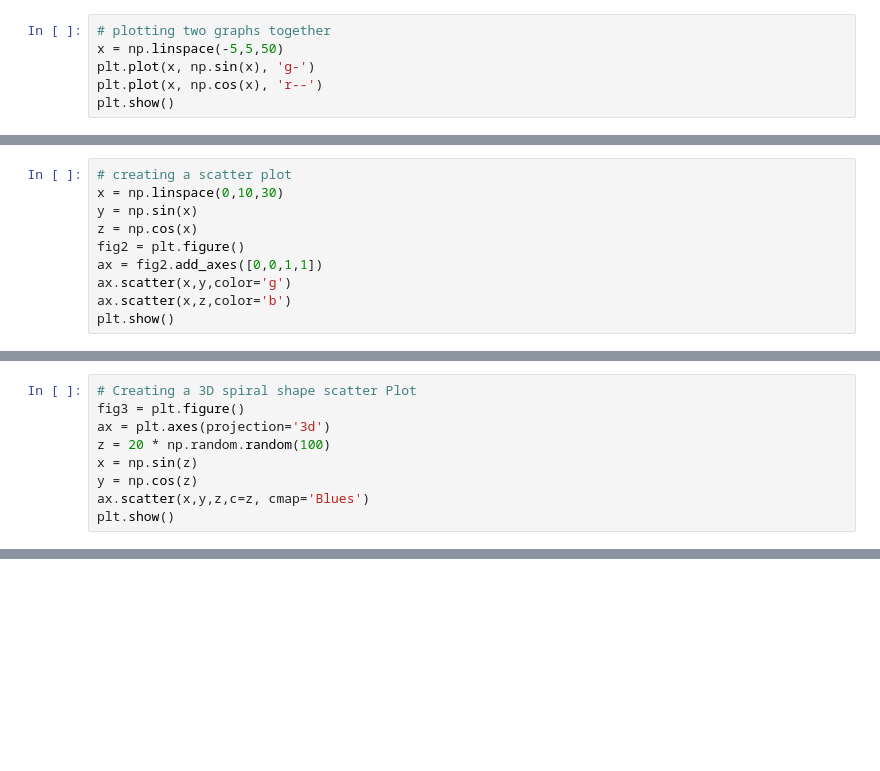
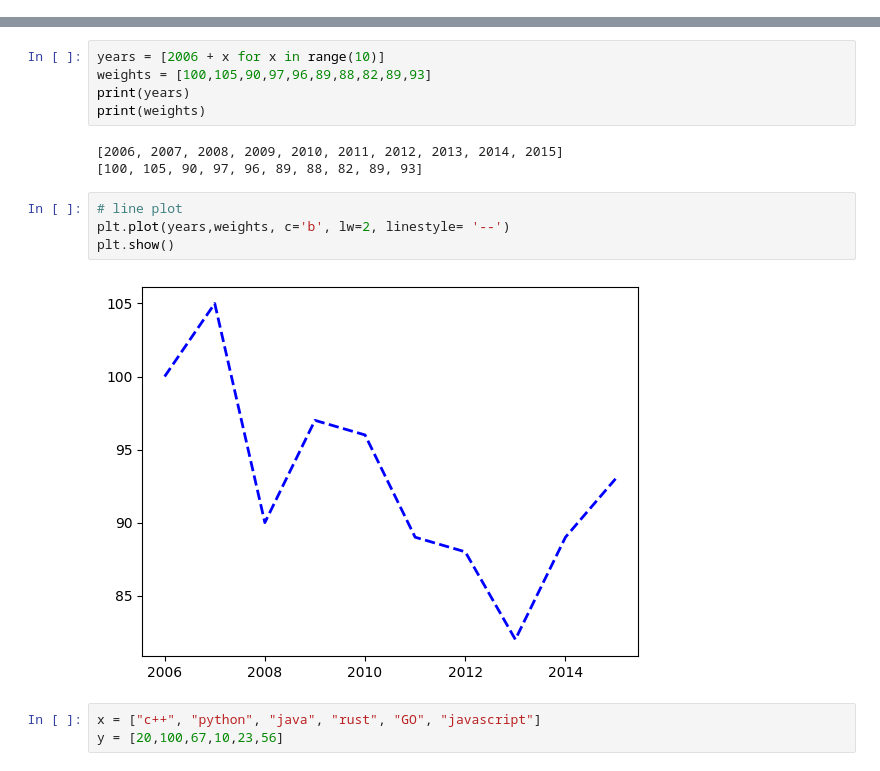
Before and after one commit to Shaheer04/Matplotlib-practice, a Jupyter notebook: Matplotlib_practice.ipynb, the cells around one changed output, grey strips where cells are left out. Drawn from its saved outputs; the diff is of its cells as text; blank space fills up the shorter version.

```diff
--- a/Matplotlib_practice.ipynb
+++ b/Matplotlib_practice.ipynb
@@ -116,6 +0,0 @@ plt.show()
-# %%
-# plotting two graphs together
-x = np.linspace(-5,5,50)
-plt.plot(x, np.sin(x), 'g-')
-plt.plot(x, np.cos(x), 'r--')
-plt.show()
@@ -152,10 +0,0 @@ plt.show()
-# %%
-# creating a scatter plot
-x = np.linspace(0,10,30)
-y = np.sin(x)
-z = np.cos(x)
-fig2 = plt.figure()
-ax = fig2.add_axes([0,0,1,1])
-ax.scatter(x,y,color='g')
-ax.scatter(x,z,color='b')
-plt.show()
@@ -166,9 +0,0 @@ plt.show()
-# %%
-# Creating a 3D spiral shape scatter Plot
-fig3 = plt.figure()
-ax = plt.axes(projection='3d')
-z = 20 * np.random.random(100)
-x = np.sin(z)
-y = np.cos(z)
-ax.scatter(x,y,z,c=z, cmap='Blues')
-plt.show()
@@ -176,0 +20,17 @@ plt.show()
+# %%
+years = [2006 + x for x in range(10)]
+weights = [100,105,90,97,96,89,88,82,89,93]
+print(years)
+print(weights)
+# %% [output]
+[2006, 2007, 2008, 2009, 2010, 2011, 2012, 2013, 2014, 2015]
+[100, 105, 90, 97, 96, 89, 88, 82, 89, 93]
+# %%
+# line plot
+plt.plot(years,weights, c='b', lw=2, linestyle= '--')
+plt.show()
+# %% [output]
+[figure, added]
+# %%
+x = ["c++", "python", "java", "rust", "GO", "javascript"]
+y = [20,100,67,10,23,56]
```
Also changed, not shown: parts of 45 cells of this notebook.
